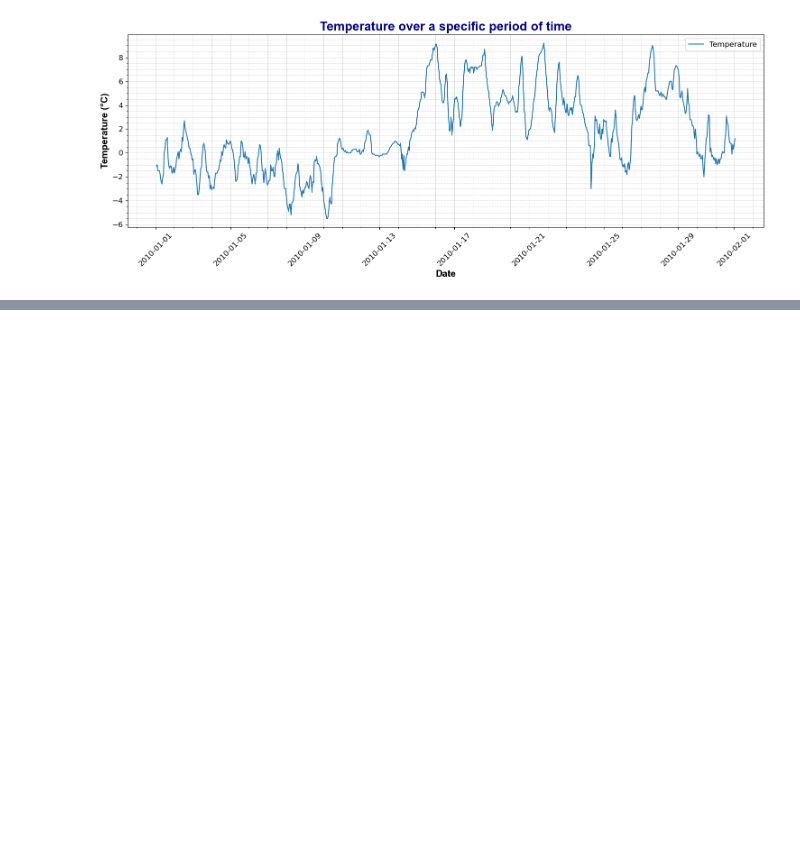
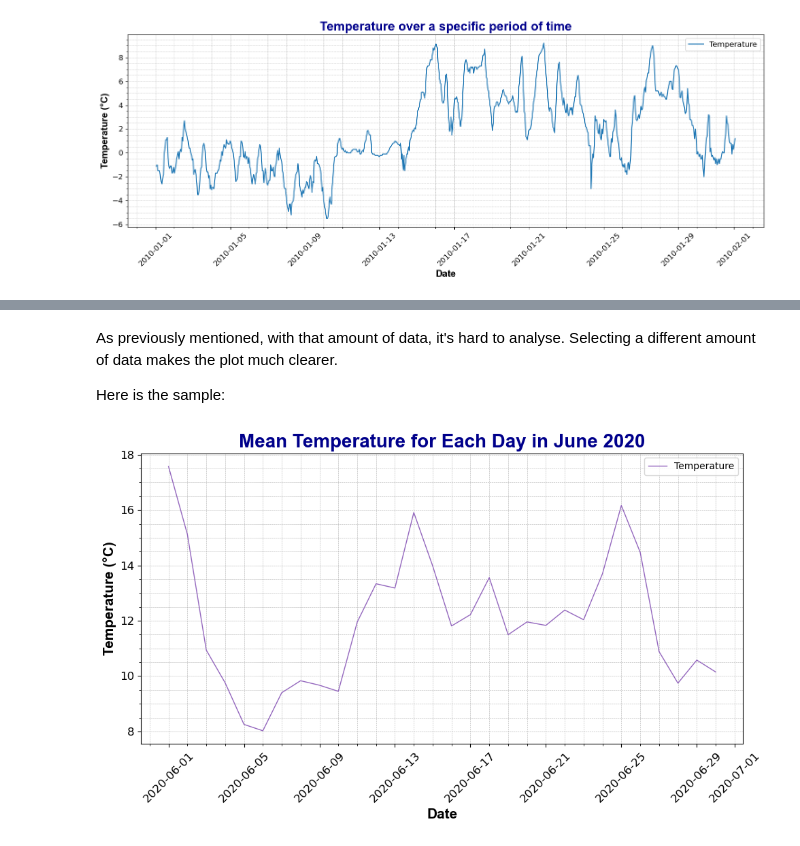
Before and after one commit to TomUszyn/PFDA-assignments, a Jupyter notebook: assingment_6_Weather.ipynb, the cells around one changed output, grey strips where cells are left out. Drawn from its saved outputs; the diff is of its cells as text; code cells hidden in the pictures; blank space fills up the shorter version.

```diff
--- a/assingment_6_Weather.ipynb
+++ b/assingment_6_Weather.ipynb
@@ -160,0 +185,28 @@ plt.show()
+# %% [markdown]
+As previously mentioned, with that amount of data, it's hard to analyse. Selecting a different amount of data makes the plot much clearer.
+
+Here is the sample:
+# %%
+# Filter data for a specific period of time.
+startDate = "2020-06-01 01:00:00"
+endDate = "2020-06-30 01:00:00"
+filteredDf = df.loc[startDate:endDate]
+
+# Calculate the mean temperature for each day in the filtered data
+dailyMeanTemp = filteredDf['temp'].resample('D').mean()
+
+# Plot with Seaborn
+plt.figure(figsize=(10, 6))
+sns.lineplot(data=dailyMeanTemp, color='#9467be', linestyle='-', linewidth=1)
+plt.title('Mean Temperature for Each Day in June 2020', fontsize=20, fontweight='bold', fontname='Arial', color='darkblue')
+plt.xlabel('Date', fontsize=15, fontweight='bold', fontname='Arial')
+plt.ylabel('Temperature (°C)', fontsize=15, fontweight='bold', fontname='Arial')
+plt.grid(True, which='both', linestyle='--', linewidth=0.4)
+plt.xticks(fontsize=12, rotation=45)
+plt.yticks(fontsize=12)
+plt.minorticks_on()
+plt.legend(['Temperature'], loc='upper right', fontsize=10)
+plt.tight_layout()  # Adjust layout to fit labels
+plt.show()
+# %% [output]
+[figure, added]
```
Also changed, not shown: parts of 6 cells of this notebook.
